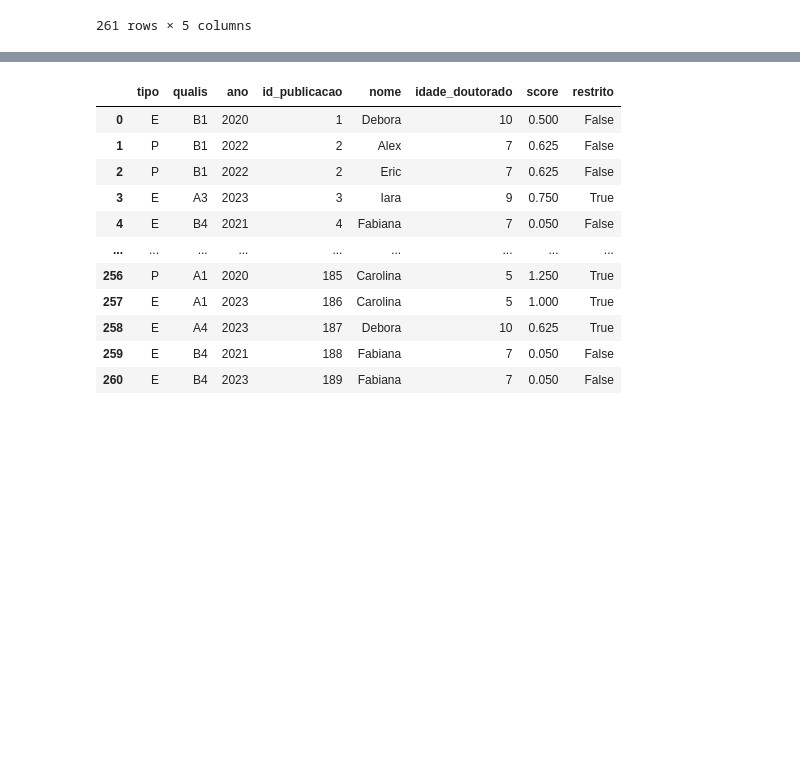
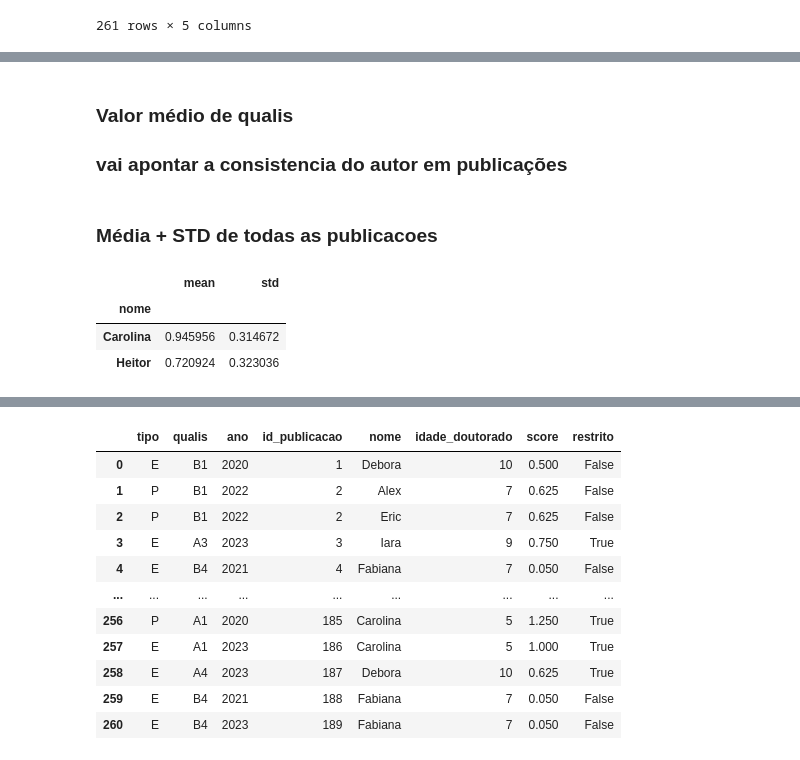
Before and after one commit to Draylon/ppgca_cd_debate, a Jupyter notebook: score_geral.ipynb, the cells around one changed output, grey strips where cells are left out. Cells and saved outputs as stored; diff of their text form; code cells hidden in the pictures; blank space fills up the shorter version.

```diff
--- a/score_geral.ipynb
+++ b/score_geral.ipynb
@@ -167,9 +142,7 @@ publ.merge(autor,left_on='id',right_on='id_publicacao',how='inner').drop('id',ax
 261 rows × 5 columns
 # %%
 all_merge = publ.merge(
-    autor.merge(
-        docente
-        ,left_on='id_autor',right_on='id',how='left').drop(['id','id_autor'],axis=1)
+    autor.merge(docente,left_on='id_autor',right_on='id',how='left').drop(['id','id_autor'],axis=1) # só pra dar nome na coluna de publicacoes
     ,left_on='id',right_on='id_publicacao',how='left').drop('id',axis=1)
 
 all_merge = all_merge.merge(qualis,left_on=['qualis','tipo'],right_on=['qualis','tipo'],how='inner')
@@ -177,0 +243,12 @@ all_merge = all_merge.merge(qualis,left_on=['qualis','tipo'],right_on=['qualis',
+# %% [markdown]
+### Valor médio de qualis
+### vai apontar a consistencia do autor em publicações
+# %% [markdown]
+### Média + STD de todas as publicacoes
+# %%
+all_merge[(all_merge['nome'].isin(['Carolina','Heitor'])) ].groupby('nome').describe()['score'][['mean','std']]
+# %% [output]
+|  | mean | std |
+| nome |  |  |
+| Carolina | 0.945956 | 0.314672 |
+| Heitor | 0.720924 | 0.323036 |
```
Also changed, not shown: parts of 30 cells of this notebook.
